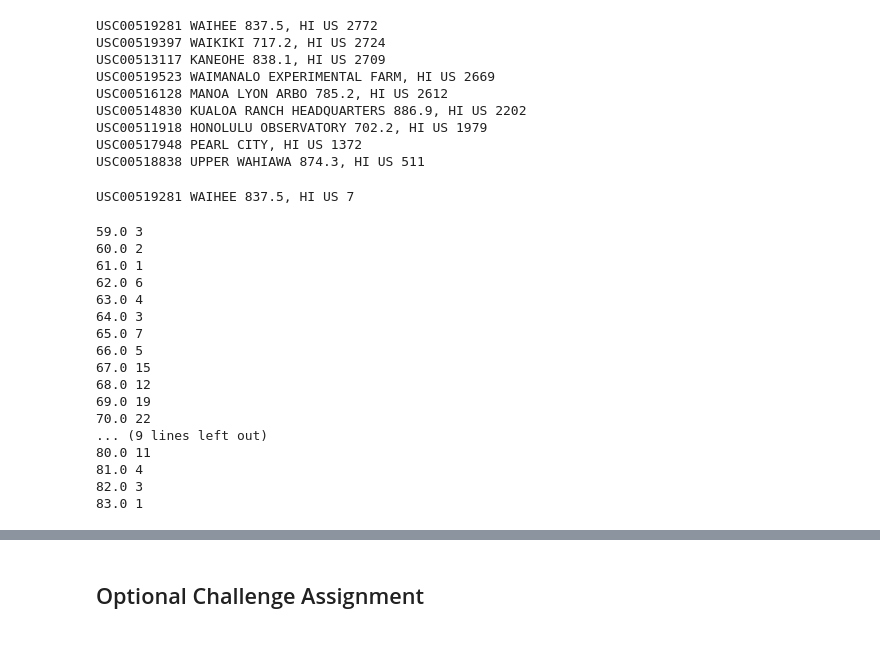
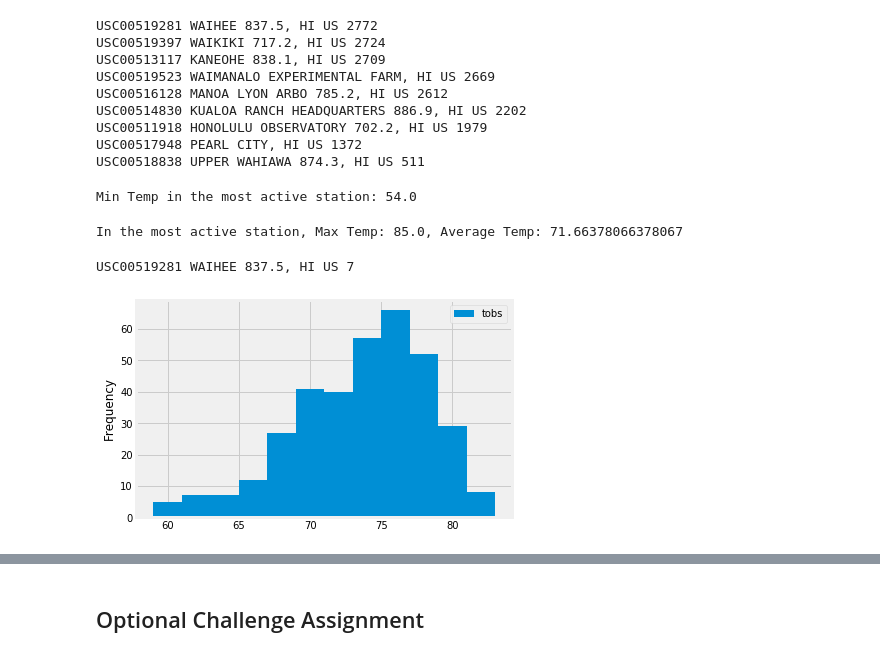
Before and after one commit to mosal2000/Flask-Climate-API, a Jupyter notebook: climate.ipynb, the cells around one changed output, grey strips where cells are left out. Saved outputs shown, nothing was run; the diff lists cells and outputs as text; code cells hidden in the pictures.

```diff
--- a/climate.ipynb
+++ b/climate.ipynb
@@ -209,6 +184,26 @@ USC00514830 KUALOA RANCH HEADQUARTERS 886.9, HI US 2202
 USC00511918 HONOLULU OBSERVATORY 702.2, HI US 1979
 USC00517948 PEARL CITY, HI US 1372
 USC00518838 UPPER WAHIAWA 874.3, HI US 511
+# %%
+# Using the station id from the previous query, calculate the lowest temperature recorded,
+
+min_temp = session.query(func.min(Measurement.tobs)).\
+                        filter(Station.station == Measurement.station).\
+                        filter(Station.id == most_active_station.station.id).scalar()
+
+print(f'Min Temp in the most active station: {min_temp}')
+# %% [output]
+Min Temp in the most active station: 54.0
+# %%
+# highest temperature recorded, and average temperature most active station?
+
+max_temp, avg_temp = session.query(func.max(Measurement.tobs), func.avg(Measurement.tobs)).\
+                        filter(Station.station == Measurement.station).\
+                        filter(Station.id == most_active_station.station.id).first()
+
+print(f'In the most active station, Max Temp: {max_temp}, Average Temp: {avg_temp}')
+# %% [output]
+In the most active station, Max Temp: 85.0, Average Temp: 71.66378066378067
 # %%
 # Choose the station with the highest number of temperature observations.
 most_temp_station = session.query(Station, func.count(Measurement.tobs)).\
@@ -223,32 +218,20 @@ USC00519281 WAIHEE 837.5, HI US 7
 # %%
 # Query the last 12 months of temperature observation data for this station and plot the results as a histogram
 
-sel = [Measurement.tobs, func.count(Measurement.tobs)]
+sel = [Measurement.tobs]
 
-last_12_monnts_temp = session.query(*sel).\
+last_12_months_temp = session.query(*sel).\
                         filter(Measurement.date <= dt_last_date).\
                         filter(Measurement.date > dt_12_months_ago).\
-                        filter(Measurement.station == most_temp_station.station.station). \
-                        group_by(Measurement.tobs). \
-                        order_by(Measurement.tobs).all()
+                        filter(Measurement.station == most_temp_station.station.station).all()
 
-for record in last_12_monnts_temp:
-    print(record[0], record[1] )
+temps = np.array(last_12_months_temp)
+temps = temps.astype(int)
+
+n, bin, patches  = plt.hist(x=temps, bins=12)
+
+plt.ylabel('Frequency')
+plt.legend(['tobs'])
+plt.show()
 # %% [output]
-59.0 3
-60.0 2
-61.0 1
-62.0 6
-63.0 4
-64.0 3
-65.0 7
-66.0 5
-67.0 15
-68.0 12
-69.0 19
-70.0 22
-... (9 lines left out)
-80.0 11
-81.0 4
-82.0 3
-83.0 1
+[figure, added]
```
Also changed, not shown: parts of 20 cells of this notebook, 1 other file.
